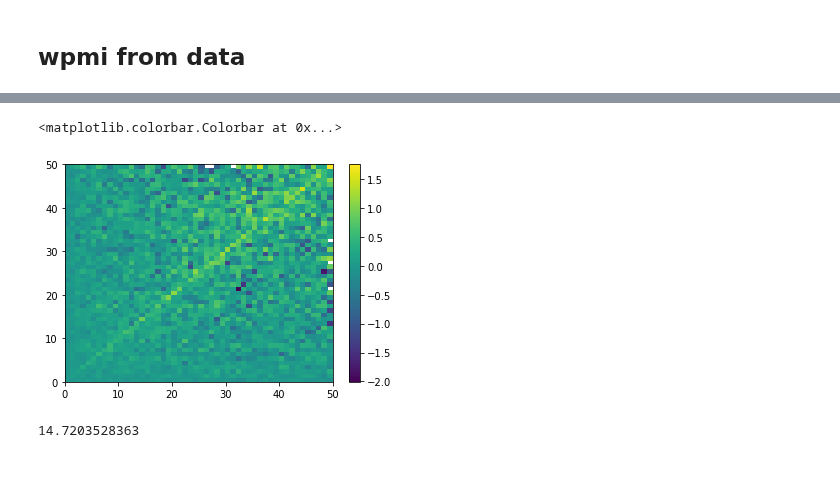
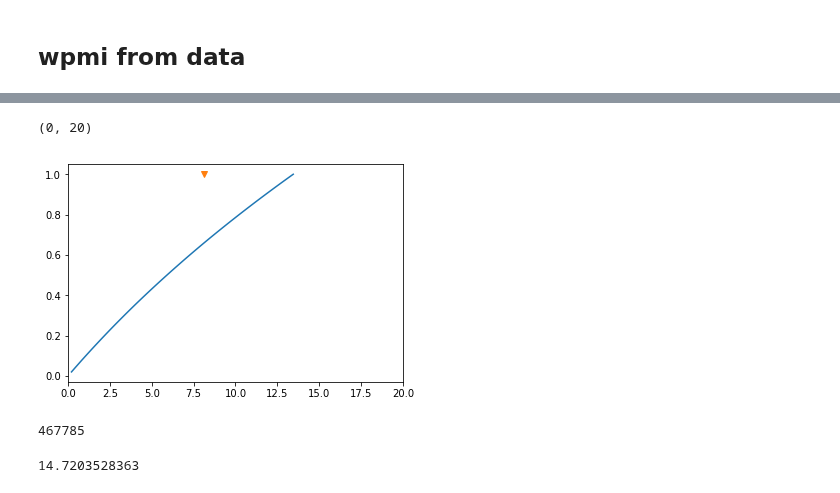
Before and after one commit to dp-rice/multiplemergers, a Jupyter notebook: notebooks/DPGP3_with_fastNeutrino_18-08-05.ipynb, the cells around one changed output, grey strips where cells are left out. Cells and saved outputs as stored; diff of their text form; code cells hidden in the pictures.

```diff
--- a/notebooks/DPGP3_with_fastNeutrino_18-08-05.ipynb
+++ b/notebooks/DPGP3_with_fastNeutrino_18-08-05.ipynb
@@ -468,9 +442,14 @@ for c in chromosomes:
-# %%
-plt.pcolormesh(np.log(jsfs_data['2L']/np.outer(sfs_data['2L'], sfs_data['2L'])))
-plt.colorbar()
-# %% [output]
-<matplotlib.colorbar.Colorbar at 0x...>
-[figure, removed]
+# %%
+plt.plot(np.arange(3,dmax,3)/d_crit, np.cumsum(comparisons4d[c][3:dmax:3]) / np.sum(comparisons4d[c][3:dmax:3]))
+plt.plot(d_fn['2L'][8], np.ones(1), 'v')
+plt.xlim([0,20])
+# %% [output]
+(0, 20)
+[figure, added]
+# %%
+comparisons4d['2L'][0]
+# %% [output]
+467785
 # %%
 # FIXME: compare with literature
 mu_dmel = 3e-9
```
Also changed, not shown: parts of 6 cells of this notebook, 1 other file.
